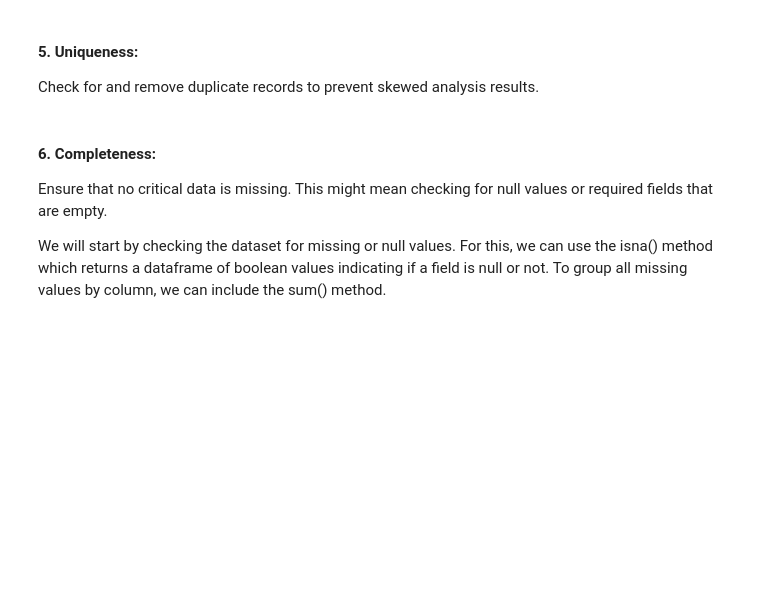
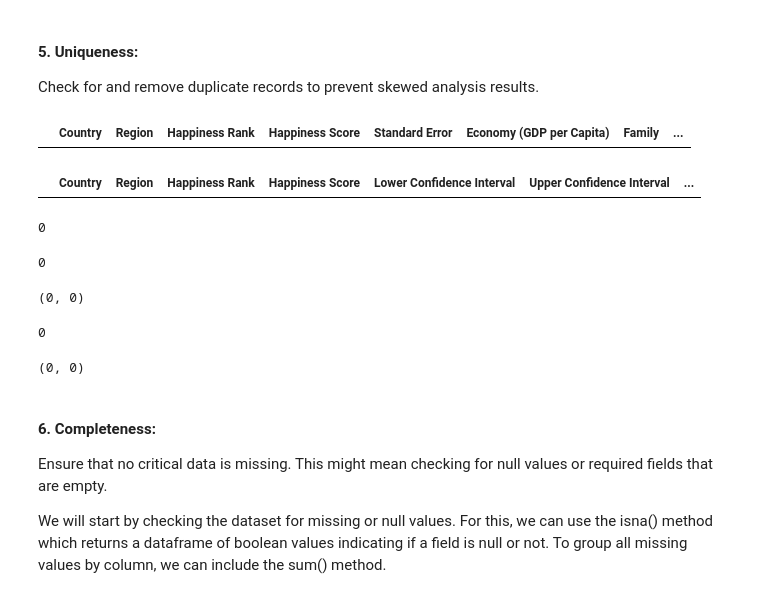
Before and after one commit to Tuwaiq-DS-ML-bootcamp-V-9/Usecase-2, a Jupyter notebook: EDA explain template_Ahmad_Alharbi.ipynb, the cells around one changed output. Drawn from its saved outputs; the diff is of its cells as text; code cells hidden in the pictures; blank space fills up the shorter version.

```diff
--- a/EDA explain template_Ahmad_Alharbi.ipynb
+++ b/EDA explain template_Ahmad_Alharbi.ipynb
@@ -285,4 +285,41 @@ Assess whether the data is appropriate and applicable for the intended analysis.
 # %% [markdown]
 #### 5. Uniqueness:
 Check for and remove duplicate records to prevent skewed analysis results.
+# %%
+# there are no duplicated rows
+# as we can see the rank 82 has two occurences becuase they have the same score. so i decided to not delete it
+# and there are no duplicated countries
+world_2015.duplicated().sum()
+print(world_2015[world_2015['Happiness Rank'] == 82])
+world_2015[world_2015['Country'].duplicated()]
+# %% [output]
+|  | Country | Region | Happiness Rank | Happiness Score | Standard Error | Economy (GDP per Capita) | Family | ... |
+# %%
+# no duplicated rows
+# there are no duplicated Countries
+world_2016.duplicated().sum()
+world_2016[world_2016['Country'].duplicated()]
+# %% [output]
+|  | Country | Region | Happiness Rank | Happiness Score | Lower Confidence Interval | Upper Confidence Interval | ... |
+# %%
+# same as 2015 and 2016 dataset
+world_2017.duplicated().sum()
+world_2017['Happiness.Rank'].duplicated().sum()
+# %% [output]
+0
+# %%
+# 2018 shows the same pattern in terms of uniqness with the previous datasets
+print(world_2018.duplicated().sum())
+world_2018['Overall rank'].duplicated().sum() , world_2018['Country or region'].duplicated().sum()
+# %% [output]
+0
+(0, 0)
+# %%
+# 2019 shows the same pattern in terms of uniqness with the previous datasets
+
+print(world_2019.duplicated().sum())
+world_2019['Country or region'].duplicated().sum() ,world_2019['Overall rank'].duplicated().sum()
+# %% [output]
+0
+(0, 0)
 # %%
```
Also changed, not shown: parts of 10 cells of this notebook.
